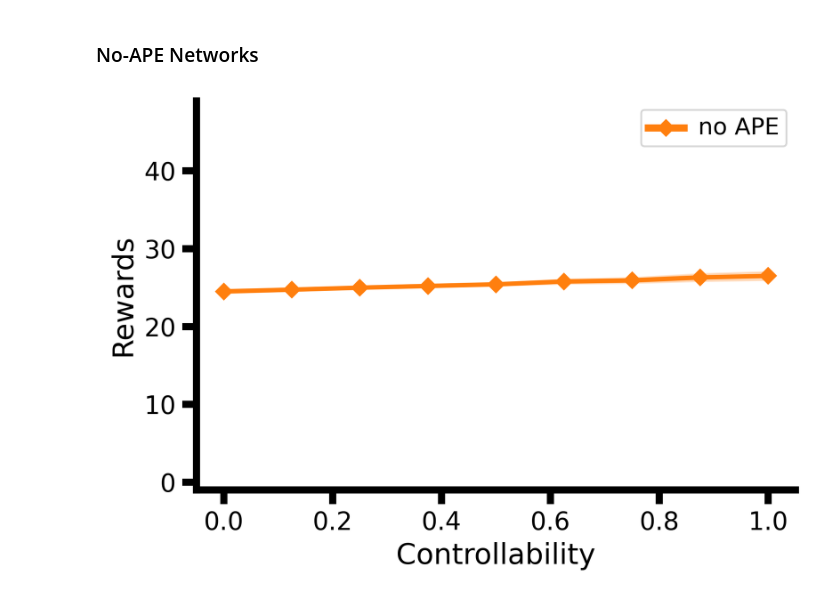
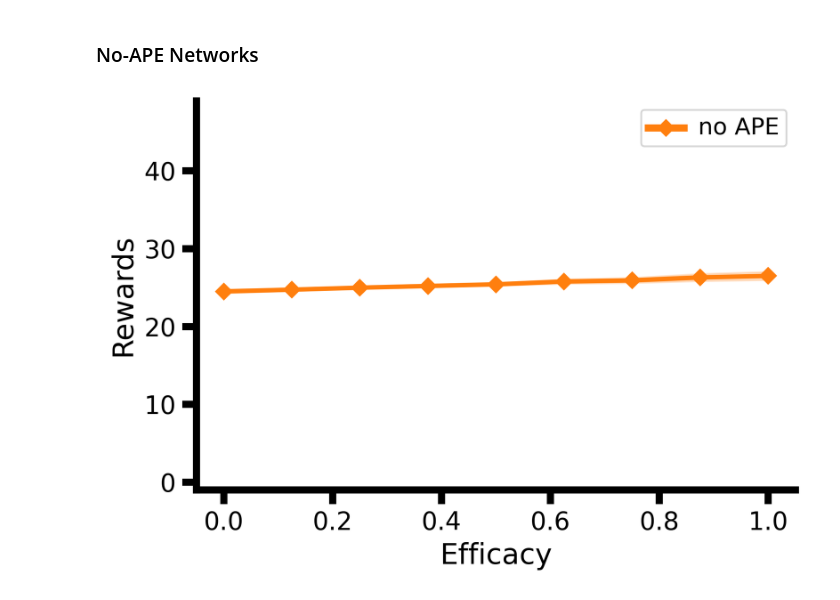
Before and after one commit to kjsandbrink/learning-metacontrol, a Jupyter notebook: nns/fig_task1.ipynb, the cells around one changed output. Drawn from its saved outputs; the diff is of its cells as text; code cells hidden in the pictures.

```diff
--- a/nns/fig_task1.ipynb
+++ b/nns/fig_task1.ipynb
@@ -604,9 +631,9 @@ taus_to_plot = [0, 0.5, 1]
 
 rewss_taus_control, counterss_peeks_taus_control, _, trajss_actions_taus_control, trajss_logits_taus_control, trajss_ps_taus_control = load_modelrun_files(control_models, traj_timestamp, ape=False, traj_base=traj_base)
 # %%
-fig = plot_comparison_curves_several_runs(x_control=test_taus, y_control=list(reversed(rewss_taus_control)), axis_xlabel='Controllability', axis_ylabel='Rewards', label_control='no APE', ylim=ylim, marker='D')
+fig = plot_comparison_curves_several_runs(x_control=test_taus, y_control=list(reversed(rewss_taus_control)), axis_xlabel='Efficacy', axis_ylabel='Rewards', label_control='no APE', ylim=ylim, marker='D')
 # %% [output]
-[figure, old version]
+[figure, new version]
 # %%
 fig.savefig(os.path.join(analysis_folder, 'rewards_across_noape.png'))
 fig.savefig(os.path.join(analysis_folder, 'rewards_across_noape.svg'))
```
Also changed, not shown: parts of 11 cells of this notebook, 8 other files.
